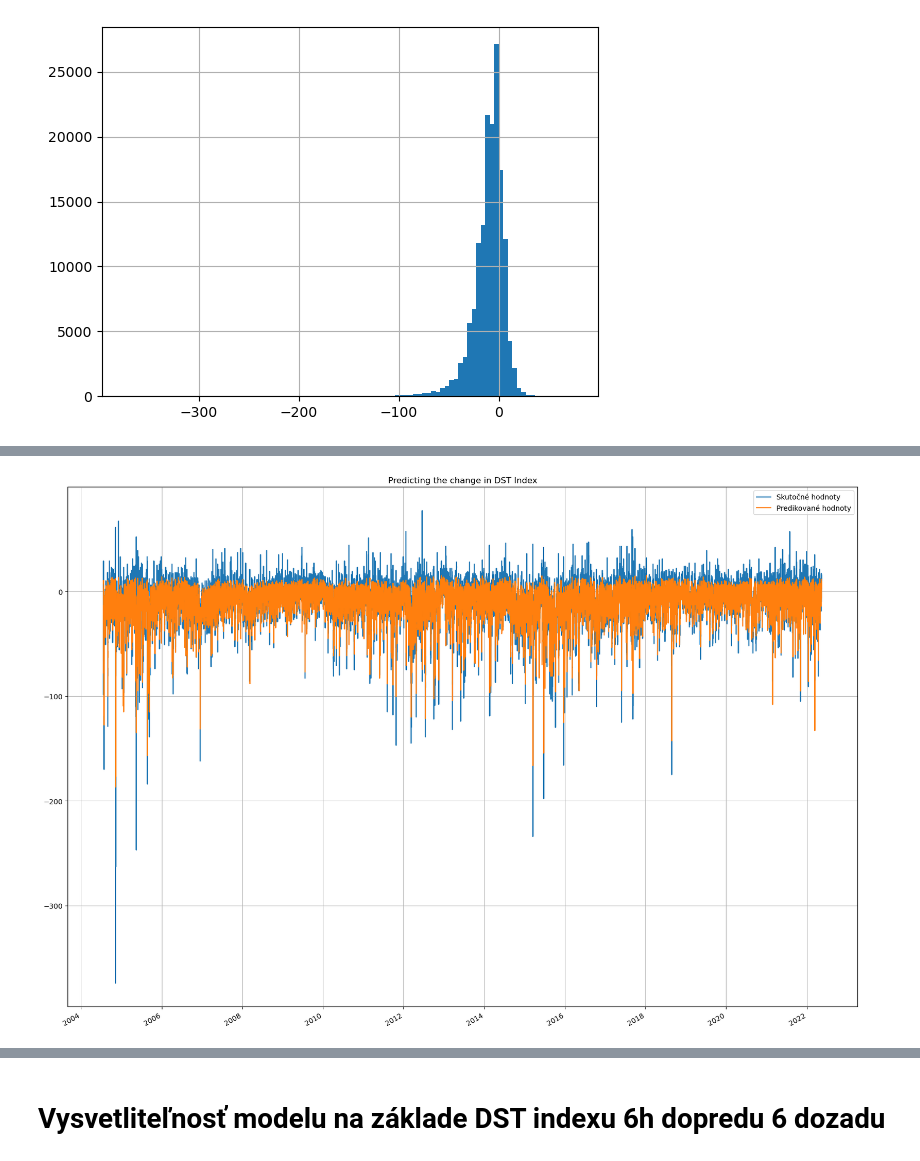
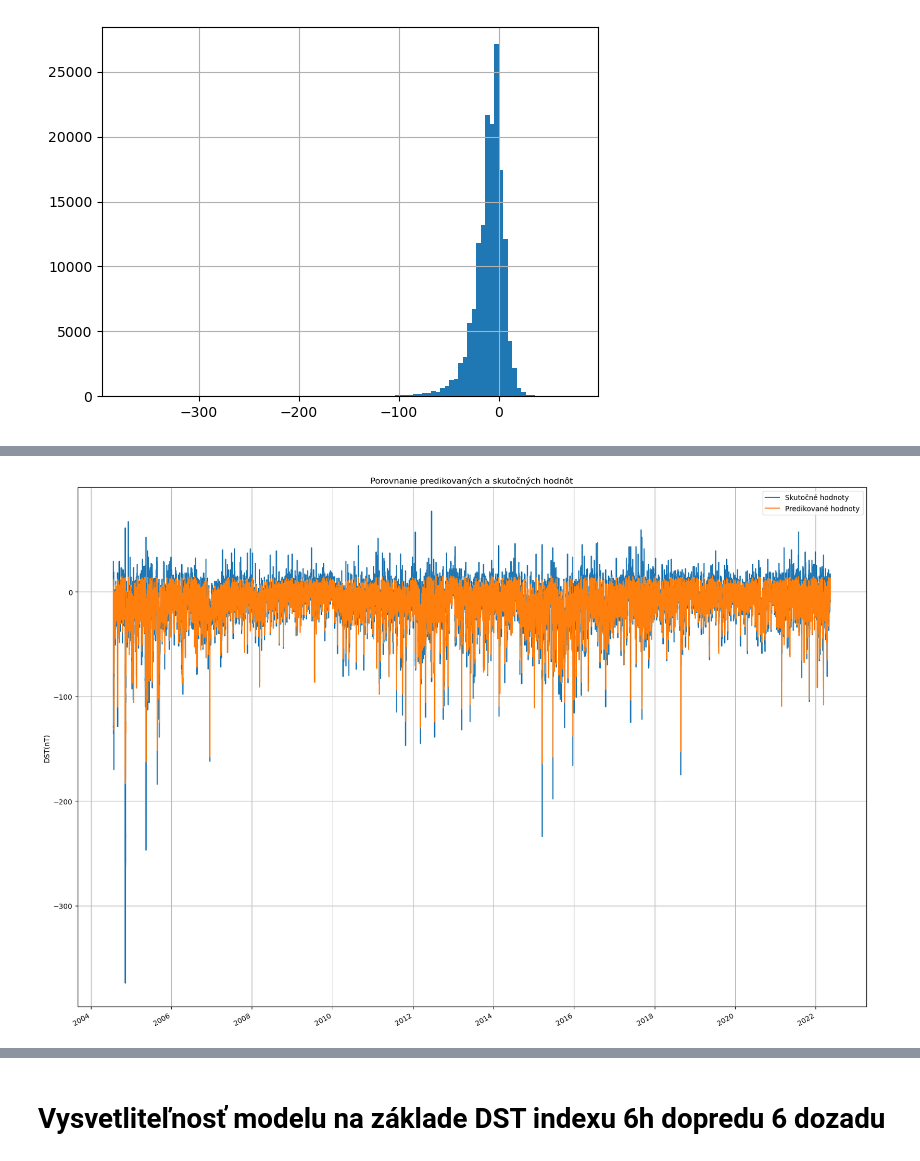
Before and after one commit to Marek929Z/BP-MarekZboray, a Jupyter notebook: 6_6_model_XAI.ipynb, the cells around one changed output, grey strips where cells are left out. Saved outputs shown, nothing was run; the diff lists cells and outputs as text; code cells hidden in the pictures.

```diff
--- a/6_6_model_XAI.ipynb
+++ b/6_6_model_XAI.ipynb
@@ -194,10 +195,11 @@ df["y_predict"].hist(bins=100)
 # %%
 plt.figure(figsize=(20, 15))
-plt.title('Predicting the change in DST Index')
 plt.plot(df['time'],df['y_true'], label='Skutočné hodnoty')
 plt.plot(df['time'],df['y_predict'], label='Predikované hodnoty')
 plt.legend()
+plt.ylabel('DST(nT)')
+plt.title('Porovnanie predikovaných a skutočných hodnôt')
 plt.gcf().autofmt_xdate()
 plt.grid(True)
 # %% [output]
-[figure, old version]
+[figure, new version]
```
Also changed, not shown: parts of 36 cells of this notebook, 8 other files.
